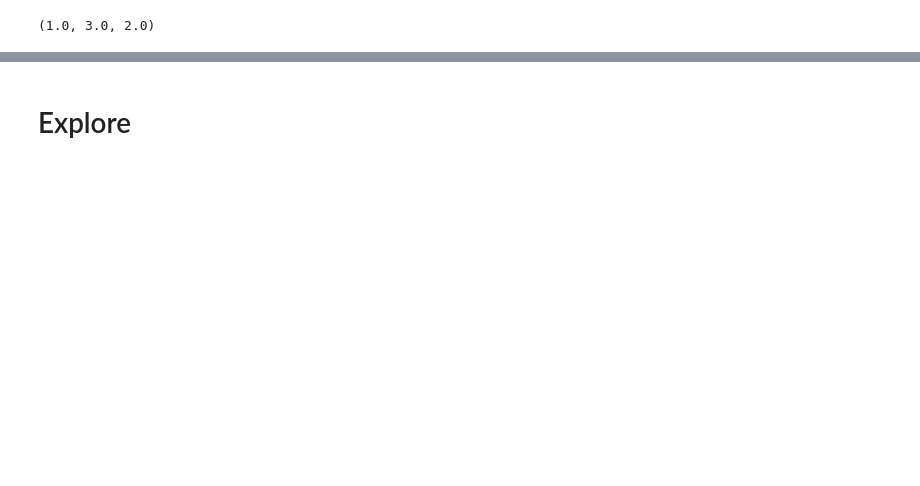
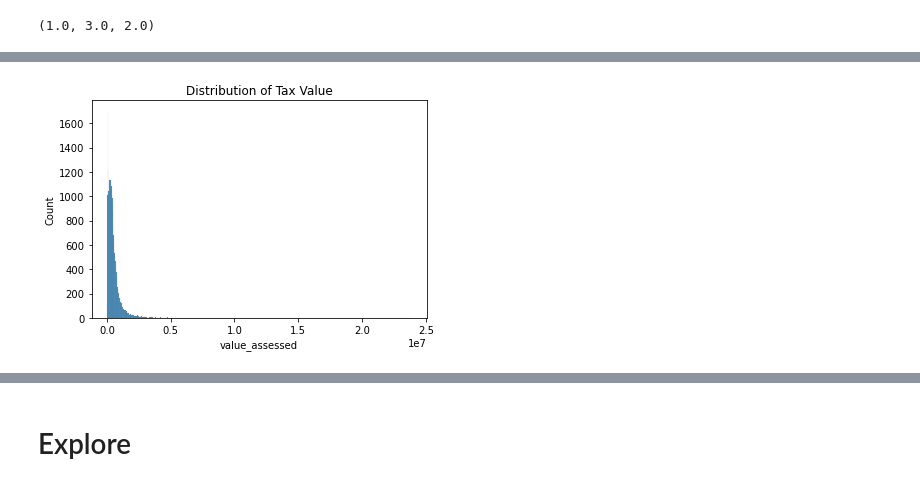
Before and after one commit to natasharivers/Zillow_Regression_Project, a Jupyter notebook: Initial Notebook.ipynb, the cells around one changed output, grey strips where cells are left out. Cells and saved outputs as stored; diff of their text form; code cells hidden in the pictures; blank space fills up the shorter version.

```diff
--- a/Initial Notebook.ipynb
+++ b/Initial Notebook.ipynb
@@ -135,6 +221,8 @@ Upprt bounds for bathroom count is: 4.5
 # %%
 #taxvalue distribution
-sns.histplot(data=df.taxvaluedollarcnt)
+sns.histplot(data=df.value_assessed)
 plt.title('Distribution of Tax Value')
 plt.show()
+# %% [output]
+[figure, added]
 # %%
```
Also changed, not shown: parts of 21 cells of this notebook.
